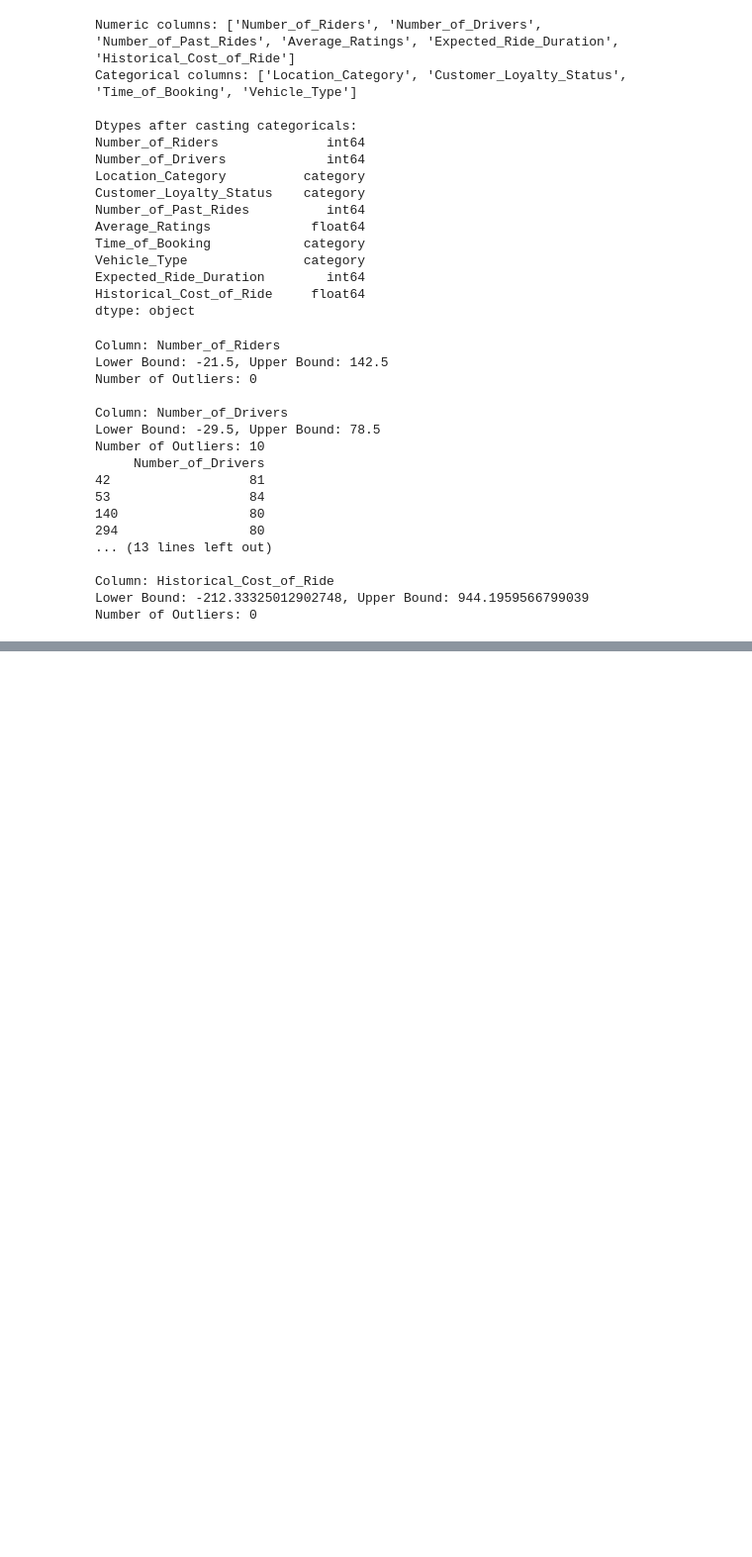
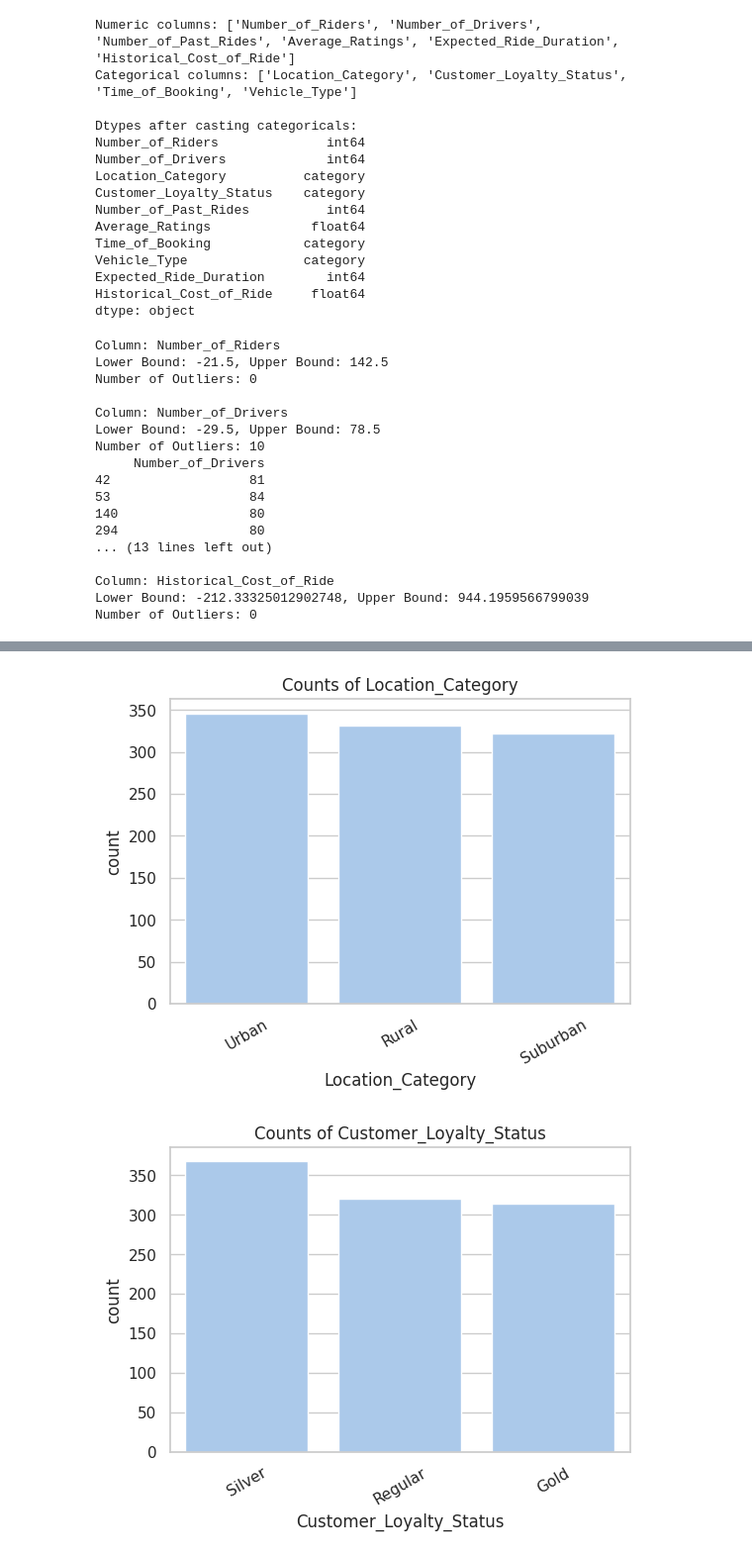
Before and after one commit to bvarshini28/AI-PriceOptima, a Jupyter notebook: AI_PriceOptima.ipynb, the cells around one changed output, grey strips where cells are left out. Shown at 99% size. Drawn from its saved outputs; the diff is of its cells as text; code cells hidden in the pictures; blank space fills up the shorter version.

```diff
--- a/AI_PriceOptima.ipynb
+++ b/AI_PriceOptima.ipynb
@@ -276,0 +423,15 @@ df.head()
+# %%
+# 3) Categorical Counts
+# -------------------------------
+cat_cols = ['Location_Category', 'Customer_Loyalty_Status',
+            'Time_of_Booking', 'Vehicle_Type']
+
+for col in cat_cols:
+    plt.figure(figsize=(6,4))
+    sns.countplot(data=df, x=col, order=df[col].value_counts().index)
+    plt.title(f"Counts of {col}")
+    plt.xticks(rotation=30)
+    plt.show()
+# %% [output]
+[figure, added]
+[figure, added]
```
Also changed, not shown: parts of 16 cells of this notebook.
